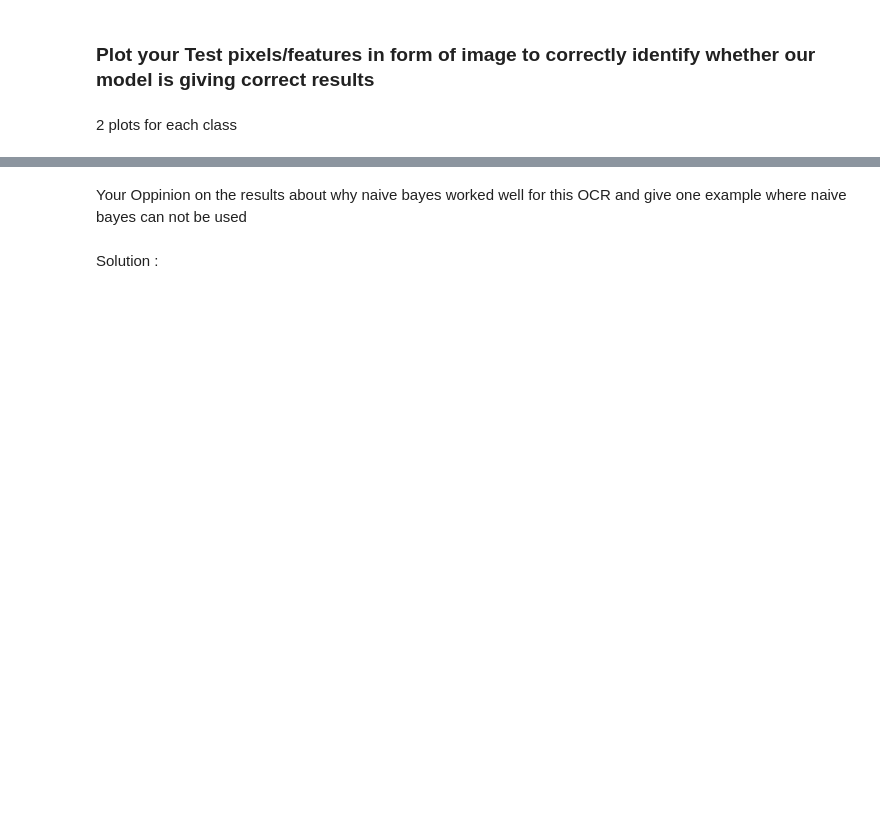
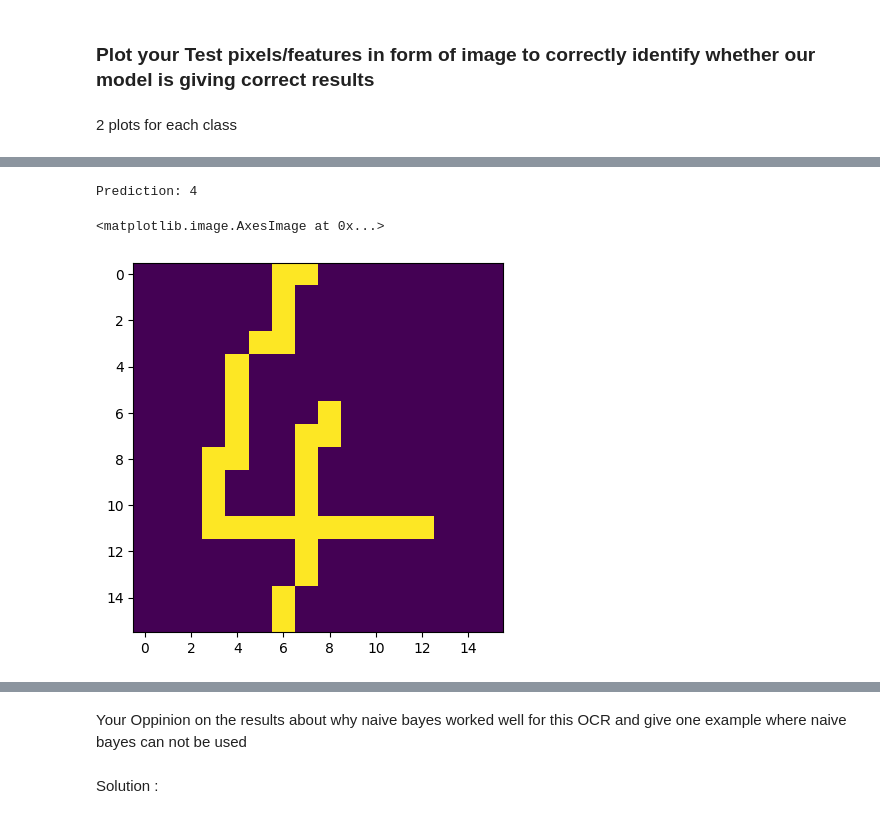
Before and after one commit to ANAS-TAAHIR/Assignments, a Jupyter notebook: Assignment 4 - OCR/OCR.ipynb, the cells around one changed output, grey strips where cells are left out. Drawn from its saved outputs; the diff is of its cells as text; code cells hidden in the pictures; blank space fills up the shorter version.

```diff
--- a/Assignment 4 - OCR/OCR.ipynb
+++ b/Assignment 4 - OCR/OCR.ipynb
@@ -309,0 +331,10 @@ Expected Output <br>
+# %%
+pred_2 = calculate_predictions(testX[52].reshape(1, -1), img2_one_prob, img2_zero_prob, img2_class_prob)
+pred_4 = calculate_predictions(testX[52].reshape(1, -1), img4_one_prob, img4_zero_prob, img4_class_prob)
+print('Prediction: 2' if pred_2 > pred_4 else 'Prediction: 4')
+testX[52].reshape(16, 16, order='F')
+plt.imshow(testX[52].reshape(16, 16, order='F'))
+# %% [output]
+Prediction: 4
+<matplotlib.image.AxesImage at 0x...>
+[figure, added]
```
Also changed, not shown: parts of 6 cells of this notebook.
